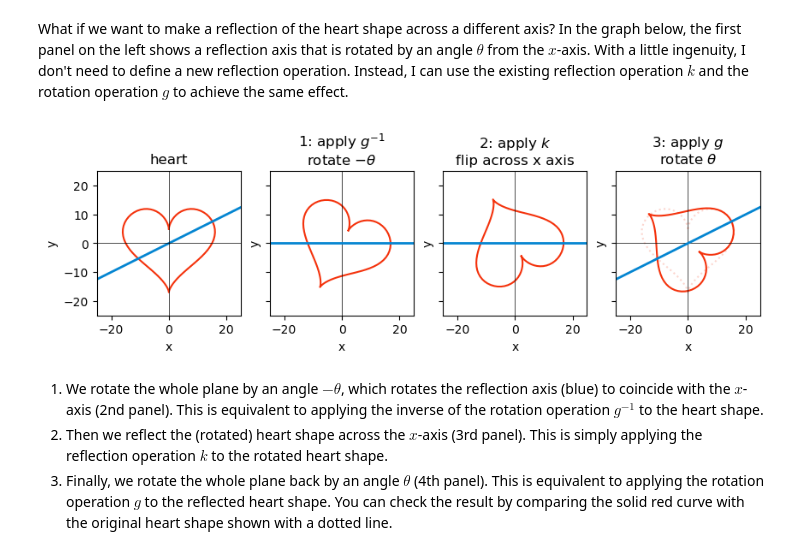
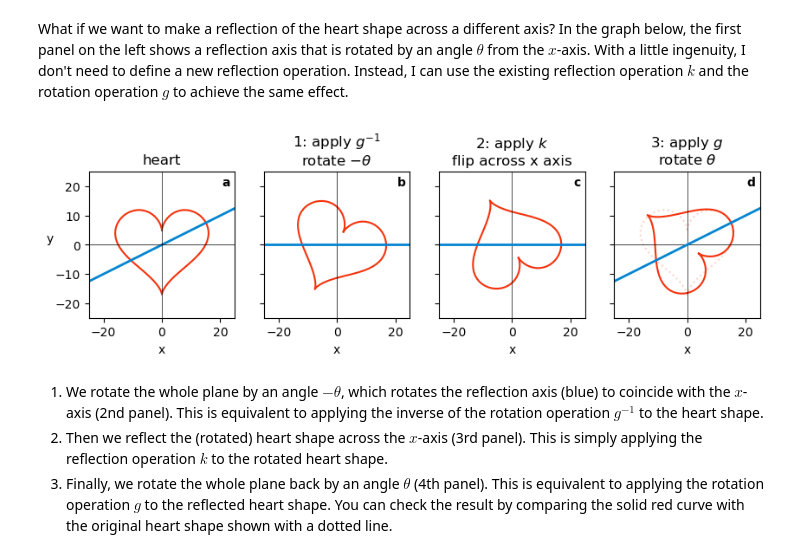
Before and after one commit to yairmau/double-cover, a Jupyter notebook: math_fundamentals/conjugation.ipynb, the cells around one changed output. Drawn from its saved outputs; the diff is of its cells as text; code cells hidden in the pictures.

```diff
--- a/math_fundamentals/conjugation.ipynb
+++ b/math_fundamentals/conjugation.ipynb
@@ -108,36 +109,49 @@ What if we want to make a reflection of the heart shape across a different axis?
 # %%
 #| code-summary: conjugation of k and g applied to a heart shape
 fig, ax = plt.subplots(1, 4, sharey=True, figsize=(10, 3))
 ax[0].plot(heart[0], heart[1], color=red)
 ax[0].plot(oblique_axis[0], oblique_axis[1], color=blue, lw=2)
 ax[0].axhline(0, color='black', lw=0.5)
 ax[0].axvline(0, color='black', lw=0.5)
 ax[0].set_aspect('equal')
-ax[0].set(xlabel='x', ylabel='y', title='heart', xlim=x_oblique_axis, ylim=x_oblique_axis)
+ax[0].set(xlabel='x', title='heart', xlim=x_oblique_axis, ylim=x_oblique_axis)
+ax[0].set_ylabel('y', rotation=0)
+ax[0].text(0.97, 0.97, r"a", transform=ax[0].transAxes,
+         horizontalalignment='right', verticalalignment='top',
+         fontweight="bold")
 
 ax[1].plot(heart_minus_theta[0], heart_minus_theta[1], color=red)
 ax[1].axhline(0, color='black', lw=0.5)
 ax[1].axvline(0, color='black', lw=0.5)
 ax[1].plot(oblique_axis_minus_theta[0], oblique_axis_minus_theta[1], color=blue, lw=2)
 ax[1].set_aspect('equal')
-ax[1].set(xlabel='x', ylabel='y', title=r'1: apply $g^{-1}$' + "\n" + r'rotate $-\theta$', xlim=x_oblique_axis, ylim=x_oblique_axis)
+ax[1].set(xlabel='x', title=r'1: apply $g^{-1}$' + "\n" + r'rotate $-\theta$', xlim=x_oblique_axis, ylim=x_oblique_axis)
+ax[1].text(0.97, 0.97, r"b", transform=ax[1].transAxes,
+         horizontalalignment='right', verticalalignment='top',
+         fontweight="bold")
 
 ax[2].plot(heart_minus_theta_flipped[0], heart_minus_theta_flipped[1], color=red)
 ax[2].axhline(0, color='black', lw=0.5)
 ax[2].axvline(0, color='black', lw=0.5)
 ax[2].plot(oblique_axis_minus_theta[0], oblique_axis_minus_theta[1], color=blue, lw=2)
-ax[2].set(xlabel='x', ylabel='y', title=r'2: apply $k$' + "\n" + r'flip across x axis', xlim=x_oblique_axis, ylim=x_oblique_axis)
+ax[2].set(xlabel='x', title=r'2: apply $k$' + "\n" + r'flip across x axis', xlim=x_oblique_axis, ylim=x_oblique_axis)
+ax[2].text(0.97, 0.97, r"c", transform=ax[2].transAxes,
+         horizontalalignment='right', verticalalignment='top',
+         fontweight="bold")
 ax[2].set_aspect('equal')
 
 ax[3].plot(heart_minus_theta_flipped_plus_theta[0], heart_minus_theta_flipped_plus_theta[1], color=red)
 ax[3].plot(heart[0], heart[1], color=red, alpha=0.2, ls=":")
 ax[3].axhline(0, color='black', lw=0.5)
 ax[3].axvline(0, color='black', lw=0.5)
 ax[3].plot(oblique_axis_minus_theta_plus_theta[0], oblique_axis_minus_theta_plus_theta[1], color=blue, lw=2)
-ax[3].set(xlabel='x', ylabel='y', title=r'3: apply $g$' + "\n" + r'rotate $\theta$', xlim=x_oblique_axis, ylim=x_oblique_axis)
+ax[3].set(xlabel='x', title=r'3: apply $g$' + "\n" + r'rotate $\theta$', xlim=x_oblique_axis, ylim=x_oblique_axis)
+ax[3].text(0.97, 0.97, r"d", transform=ax[3].transAxes,
+         horizontalalignment='right', verticalalignment='top',
+         fontweight="bold")
 ax[3].set_aspect('equal');
 # %% [output]
-[figure, old version]
+[figure, new version]
 # %% [markdown]
 1. We rotate the whole plane by an angle $-\theta$, which rotates the reflection axis (blue) to coincide with the $x$-axis (2nd panel). This is equivalent to applying the inverse of the rotation operation $g^{-1}$ to the heart shape.
 2. Then we reflect the (rotated) heart shape across the $x$-axis (3rd panel). This is simply applying the reflection operation $k$ to the rotated heart shape.
```
Also changed, not shown: parts of 4 cells of this notebook, 5 other files.
